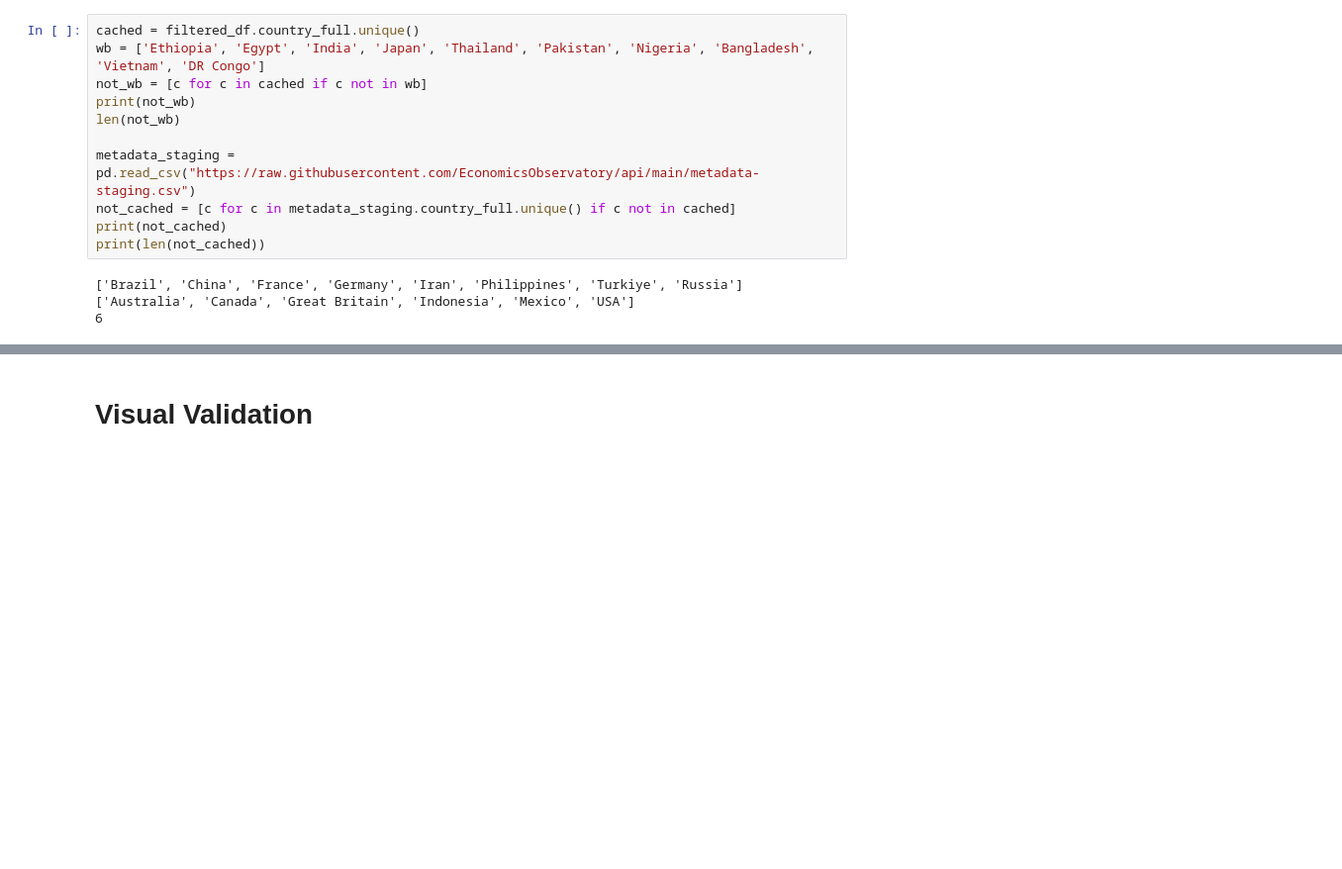
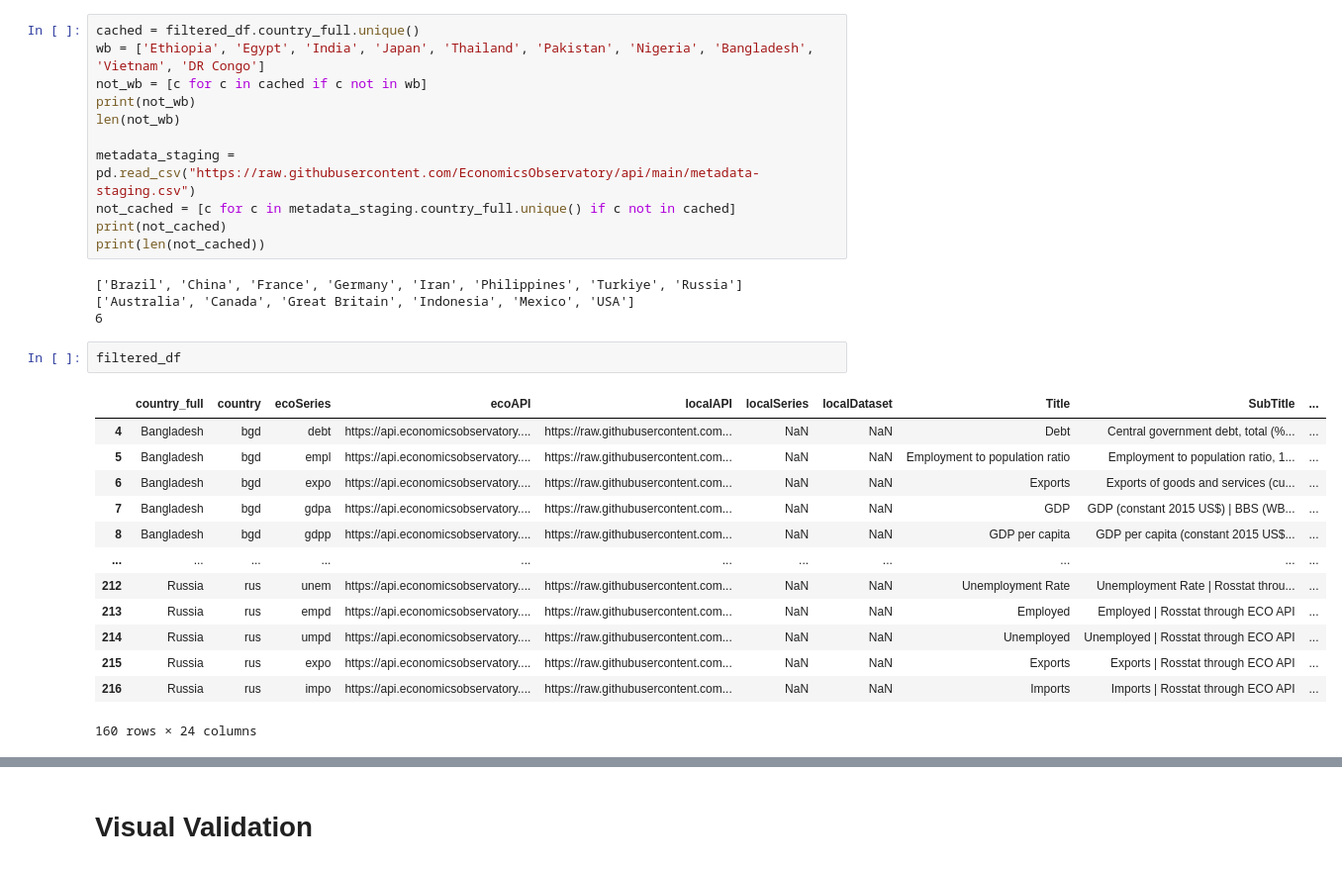
Before and after one commit to EconomicsObservatory/api, a Jupyter notebook: verifying_metadata.ipynb, the cells around one changed output, grey strips where cells are left out. Shown at 99% size. Cells and saved outputs as stored; diff of their text form; blank space fills up the shorter version.

```diff
--- a/verifying_metadata.ipynb
+++ b/verifying_metadata.ipynb
@@ -193,3 +172,19 @@ print(len(not_cached))
 ['Brazil', 'China', 'France', 'Germany', 'Iran', 'Philippines', 'Turkiye', 'Russia']
 ['Australia', 'Canada', 'Great Britain', 'Indonesia', 'Mexico', 'USA']
 6
+# %%
+filtered_df
+# %% [output]
+|  | country_full | country | ecoSeries | ecoAPI | localAPI | localSeries | localDataset | Title | SubTitle | ... |
+| 4 | Bangladesh | bgd | debt | https://api.economicsobservatory.... | https://raw.githubusercontent.com... | NaN | NaN | Debt | Central government debt, total (%... | ... |
+| 5 | Bangladesh | bgd | empl | https://api.economicsobservatory.... | https://raw.githubusercontent.com... | NaN | NaN | Employment to population ratio | Employment to population ratio, 1... | ... |
+| 6 | Bangladesh | bgd | expo | https://api.economicsobservatory.... | https://raw.githubusercontent.com... | NaN | NaN | Exports | Exports of goods and services (cu... | ... |
+| 7 | Bangladesh | bgd | gdpa | https://api.economicsobservatory.... | https://raw.githubusercontent.com... | NaN | NaN | GDP | GDP (constant 2015 US$) | BBS (WB... | ... |
+| 8 | Bangladesh | bgd | gdpp | https://api.economicsobservatory.... | https://raw.githubusercontent.com... | NaN | NaN | GDP per capita | GDP per capita (constant 2015 US$... | ... |
+| ... | ... | ... | ... | ... | ... | ... | ... | ... | ... | ... |
+| 212 | Russia | rus | unem | https://api.economicsobservatory.... | https://raw.githubusercontent.com... | NaN | NaN | Unemployment Rate | Unemployment Rate | Rosstat throu... | ... |
+| 213 | Russia | rus | empd | https://api.economicsobservatory.... | https://raw.githubusercontent.com... | NaN | NaN | Employed | Employed | Rosstat through ECO API | ... |
+| 214 | Russia | rus | umpd | https://api.economicsobservatory.... | https://raw.githubusercontent.com... | NaN | NaN | Unemployed | Unemployed | Rosstat through ECO API | ... |
+| 215 | Russia | rus | expo | https://api.economicsobservatory.... | https://raw.githubusercontent.com... | NaN | NaN | Exports | Exports | Rosstat through ECO API | ... |
+| 216 | Russia | rus | impo | https://api.economicsobservatory.... | https://raw.githubusercontent.com... | NaN | NaN | Imports | Imports | Rosstat through ECO API | ... |
+160 rows × 24 columns
```
Also changed, not shown: parts of 6 cells of this notebook.
